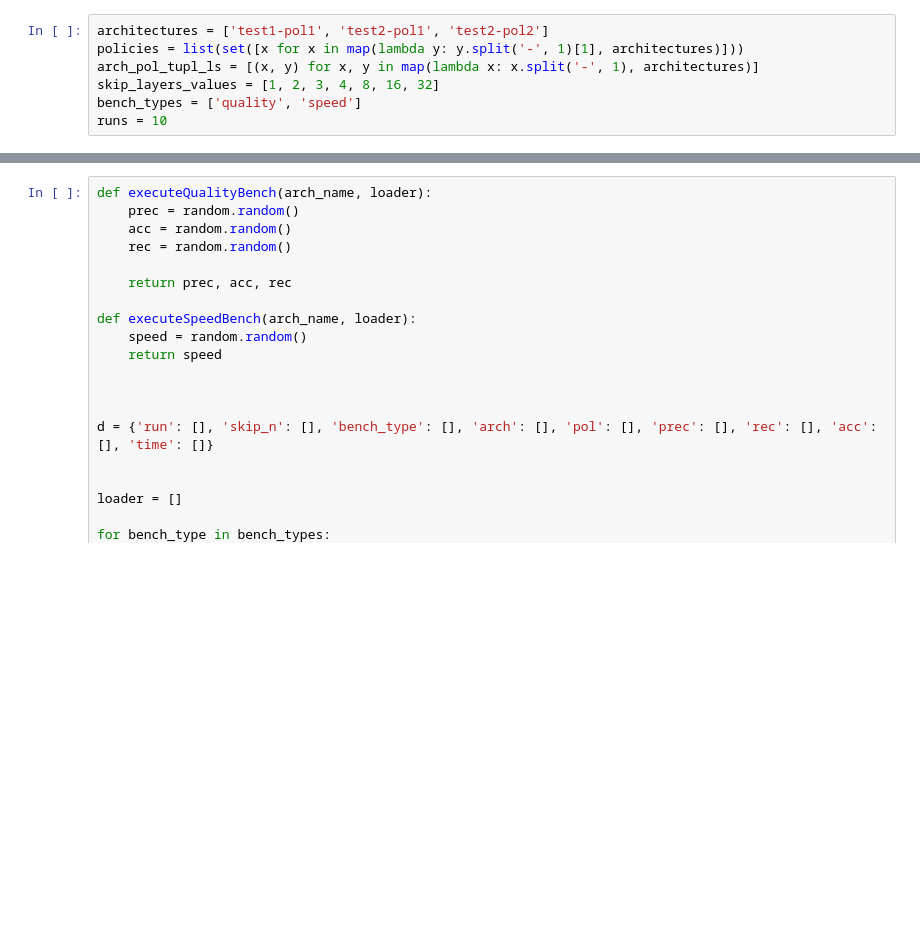
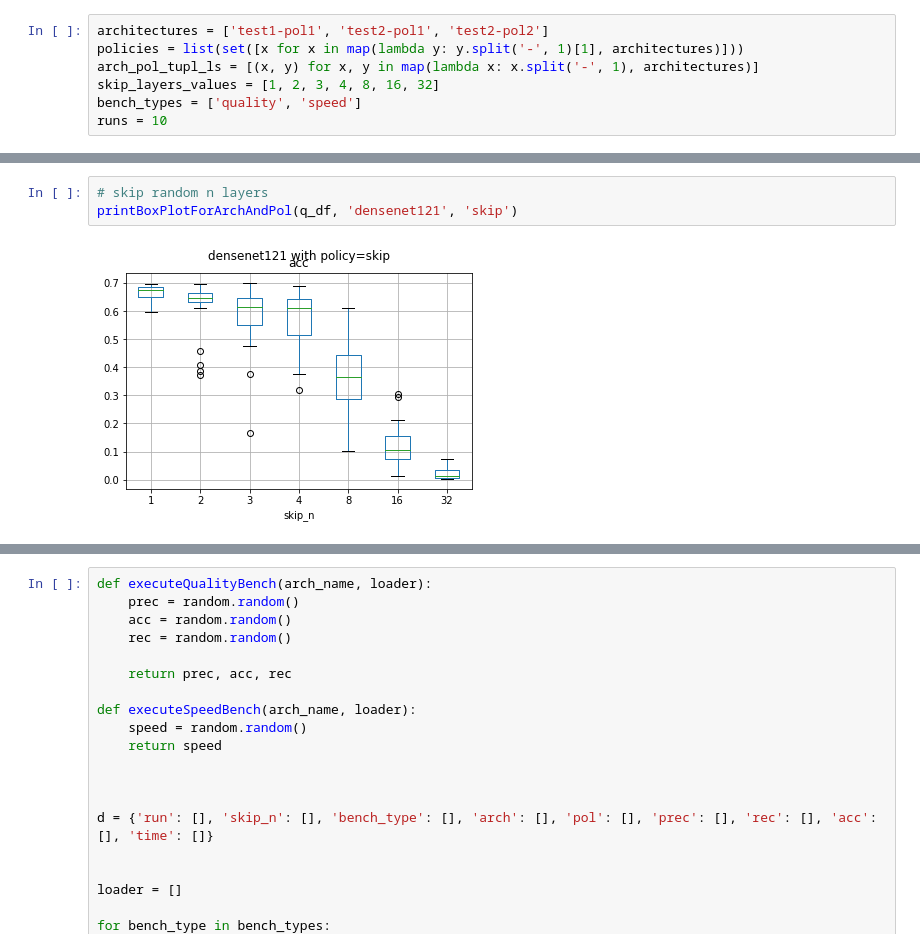
Before and after one commit to a-luengen/anytimeDnn, a Jupyter notebook: reports/benchmark_data_test.ipynb, the cells around one changed output, grey strips where cells are left out. Drawn from its saved outputs; the diff is of its cells as text; blank space fills up the shorter version.

```diff
--- a/reports/benchmark_data_test.ipynb
+++ b/reports/benchmark_data_test.ipynb
@@ -11,0 +122,5 @@ runs = 10
+# %%
+# skip random n layers
+printBoxPlotForArchAndPol(q_df, 'densenet121', 'skip')
+# %% [output]
+[figure, added]
```
Also changed, not shown: parts of 6 cells of this notebook.
